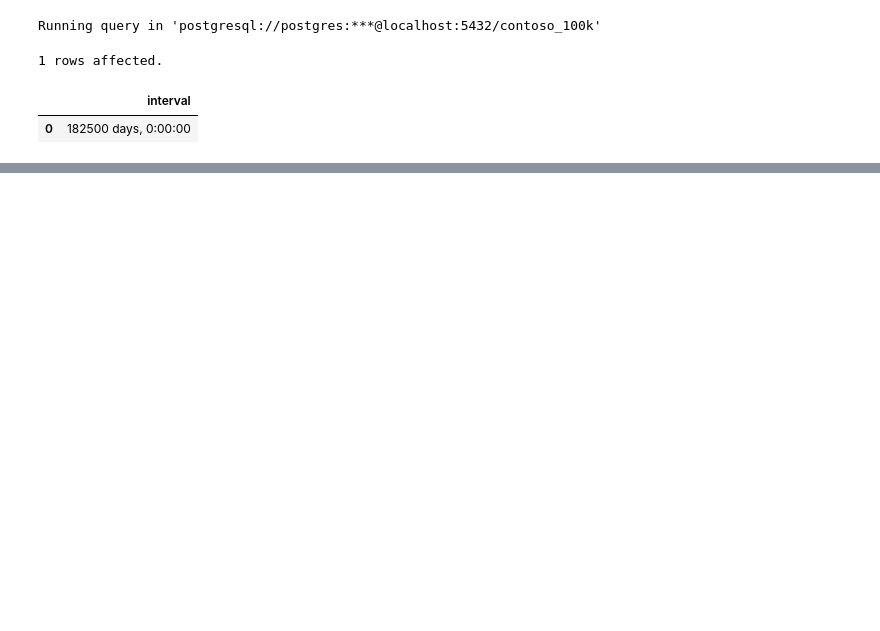
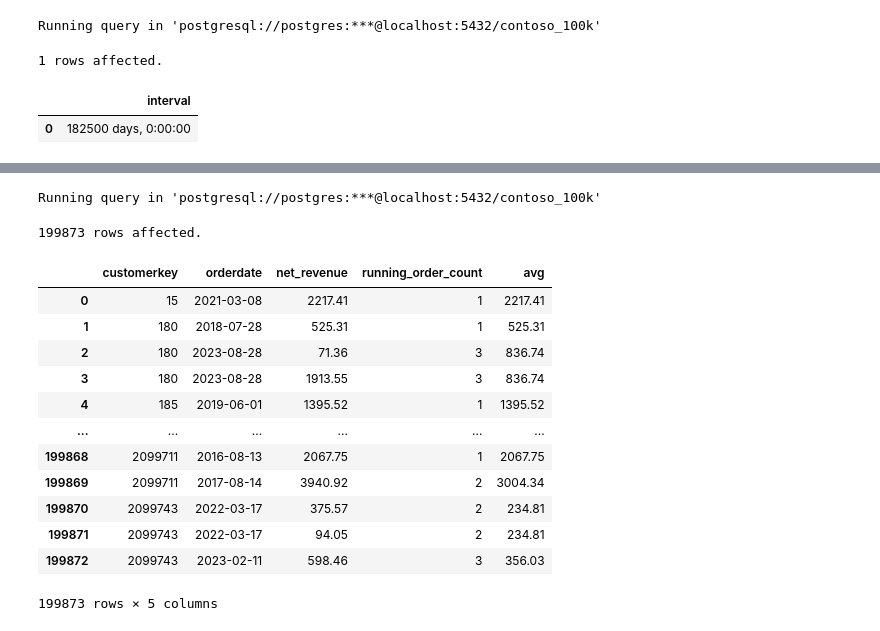
Before and after one commit to ew-alt/Data-anylatics, a Jupyter notebook: Resources/Blank_SQL_Notebook.ipynb, the cells around one changed output, grey strips where cells are left out. Drawn from its saved outputs; the diff is of its cells as text; code cells hidden in the pictures; blank space fills up the shorter version.

```diff
--- a/Resources/Blank_SQL_Notebook.ipynb
+++ b/Resources/Blank_SQL_Notebook.ipynb
@@ -569,0 +583,33 @@ Running query in 'postgresql://postgres:***@localhost:5432/contoso_100k'
+# %%
+%%sql
+
+SELECT
+  customerkey,
+  orderdate,
+  (quantity * netprice * exchangerate) AS net_revenue,
+  COUNT(*) OVER(
+    PARTITION BY customerkey
+                ORDER BY orderdate
+) AS running_order_count,
+ AVG(quantity * netprice * exchangerate) OVER(
+    PARTITION BY customerkey
+                ORDER BY orderdate
+)
+FROM
+  sales
+# %% [output]
+Running query in 'postgresql://postgres:***@localhost:5432/contoso_100k'
+199873 rows affected.
+|  | customerkey | orderdate | net_revenue | running_order_count | avg |
+| 0 | 15 | 2021-03-08 | 2217.41 | 1 | 2217.41 |
+| 1 | 180 | 2018-07-28 | 525.31 | 1 | 525.31 |
+| 2 | 180 | 2023-08-28 | 71.36 | 3 | 836.74 |
+| 3 | 180 | 2023-08-28 | 1913.55 | 3 | 836.74 |
+| 4 | 185 | 2019-06-01 | 1395.52 | 1 | 1395.52 |
+| ... | ... | ... | ... | ... | ... |
+| 199868 | 2099711 | 2016-08-13 | 2067.75 | 1 | 2067.75 |
+| 199869 | 2099711 | 2017-08-14 | 3940.92 | 2 | 3004.34 |
+| 199870 | 2099743 | 2022-03-17 | 375.57 | 2 | 234.81 |
+| 199871 | 2099743 | 2022-03-17 | 94.05 | 2 | 234.81 |
+| 199872 | 2099743 | 2023-02-11 | 598.46 | 3 | 356.03 |
+199873 rows × 5 columns
```
Also changed, not shown: parts of 8 cells of this notebook.
